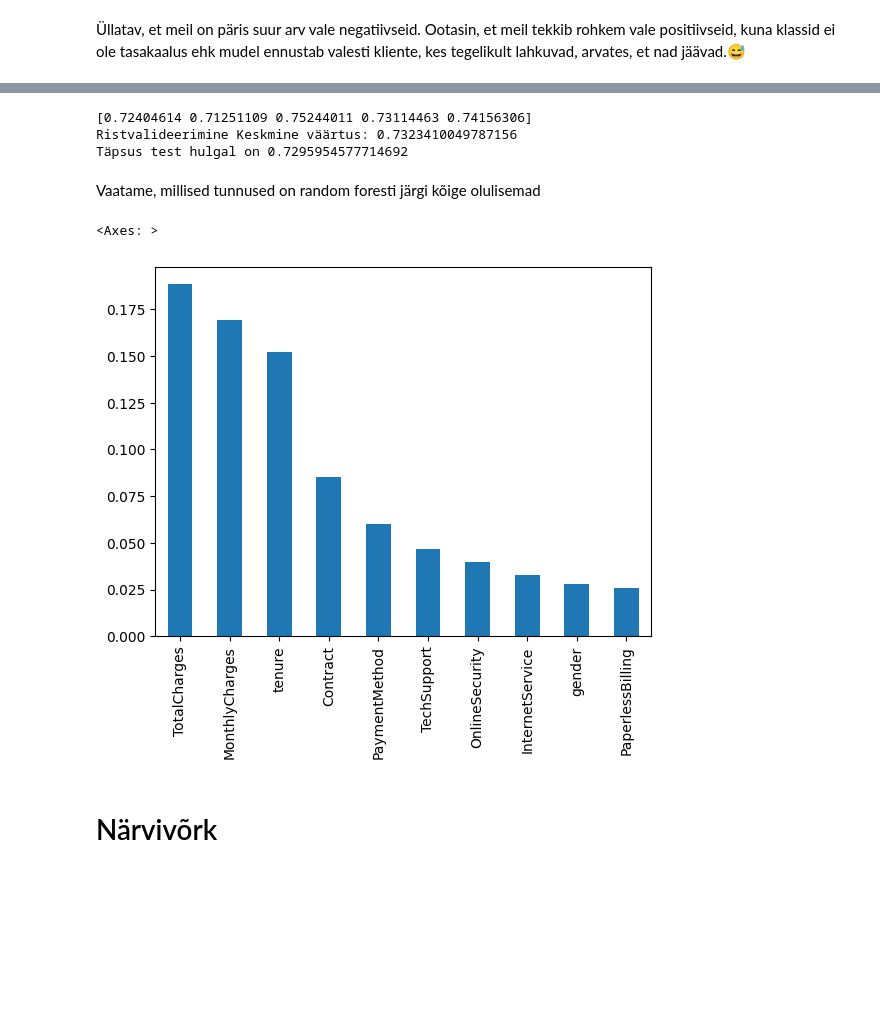
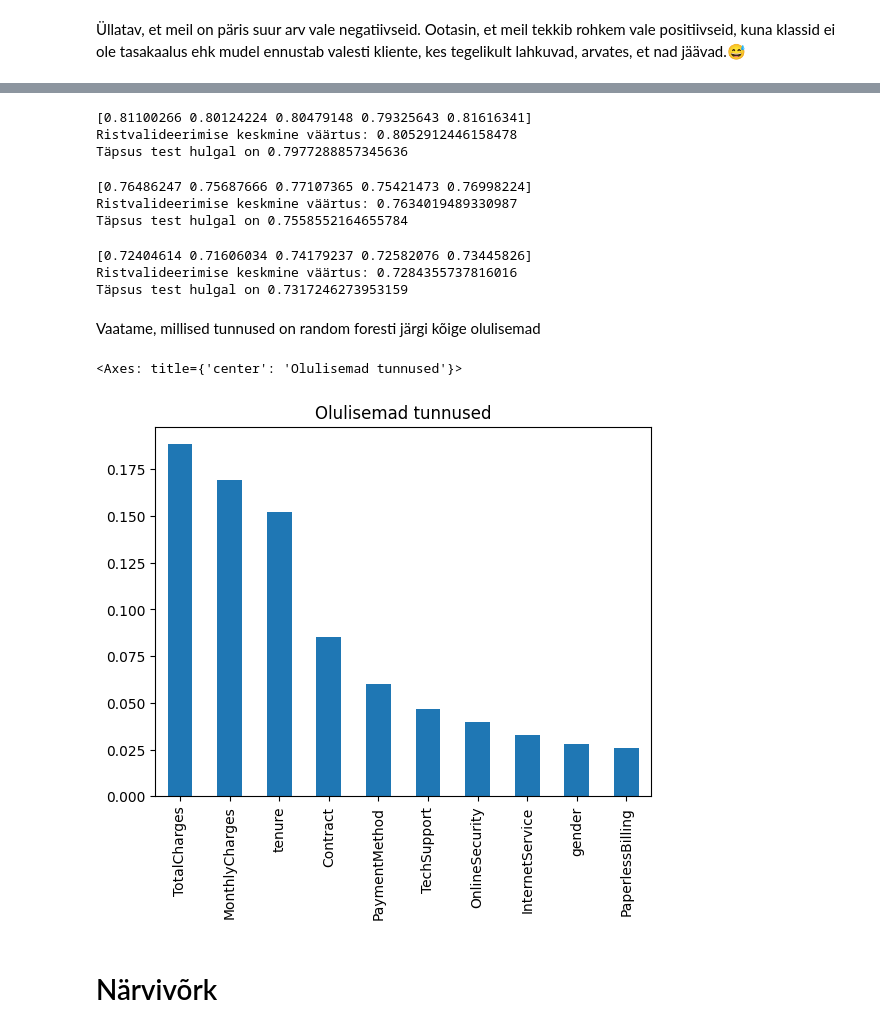
Before and after one commit to lunfman/Telco-Customer-Churn, a Jupyter notebook: telco_customer_churn.ipynb, the cells around one changed output, grey strips where cells are left out. Cells and saved outputs as stored; diff of their text form; code cells hidden in the pictures; blank space fills up the shorter version.

```diff
--- a/telia_proovi_lahendus.ipynb
+++ b/telco_customer_churn.ipynb
@@ -329,25 +311,35 @@ Täpsus test hulgal on 0.7558552164655784
-# %%
-mdl4 = DecisionTreeClassifier()
-save_results(mdl4, "DecisionTreeClassifier")
-# res = get_cross_val_results(mdl4, X_train, y_train)
-# cvc_results["DecisionTreeClassifier"]
-# display_results(res)
-
-# accuracy = accuracy_score(mdl4.predict(X_test), y_test)
-# accuracy_results["DecisionTreeClassifier"] = accuracy
-# print(accuracy)
-# %% [output]
-[0.72404614 0.71251109 0.75244011 0.73114463 0.74156306]
-Ristvalideerimine Keskmine väärtus: 0.7323410049787156
-Täpsus test hulgal on 0.7295954577714692
+# %%
+
+mdl2 = LogisticRegression()
+save_results(mdl2, "LogisticRegression")
+# %% [output]
+[0.81100266 0.80124224 0.80479148 0.79325643 0.81616341]
+Ristvalideerimise keskmine väärtus: 0.8052912446158478
+Täpsus test hulgal on 0.7977288857345636
+# %%
+
+mdl3 = KNeighborsClassifier()
+save_results(mdl3, "KNeighborsClassifier")
+# %% [output]
+[0.76486247 0.75687666 0.77107365 0.75421473 0.76998224]
+Ristvalideerimise keskmine väärtus: 0.7634019489330987
+Täpsus test hulgal on 0.7558552164655784
+# %%
+mdl4 = DecisionTreeClassifier()
+save_results(mdl4, "DecisionTreeClassifier")
+# %% [output]
+[0.72404614 0.71606034 0.74179237 0.72582076 0.73445826]
+Ristvalideerimise keskmine väärtus: 0.7284355737816016
+Täpsus test hulgal on 0.7317246273953159
 # %% [markdown]
 Vaatame, millised tunnused on random foresti järgi kõige olulisemad
 # %%
+# https://stackoverflow.com/questions/44101458/random-forest-feature-importance-chart-using-python
 feat_importances = pd.Series(mdl1.feature_importances_, index=new_df.columns[:-1])
-feat_importances.nlargest(10).plot(kind='bar')
+feat_importances.nlargest(10).plot(kind='bar', title="Olulisemad tunnused")
 # %% [output]
-<Axes: >
+<Axes: title={'center': 'Olulisemad tunnused'}>
-[figure, old version]
+[figure, new version]
 # %% [markdown]
 # Närvivõrk
 # %%
```
Also changed, not shown: parts of 26 cells of this notebook.
